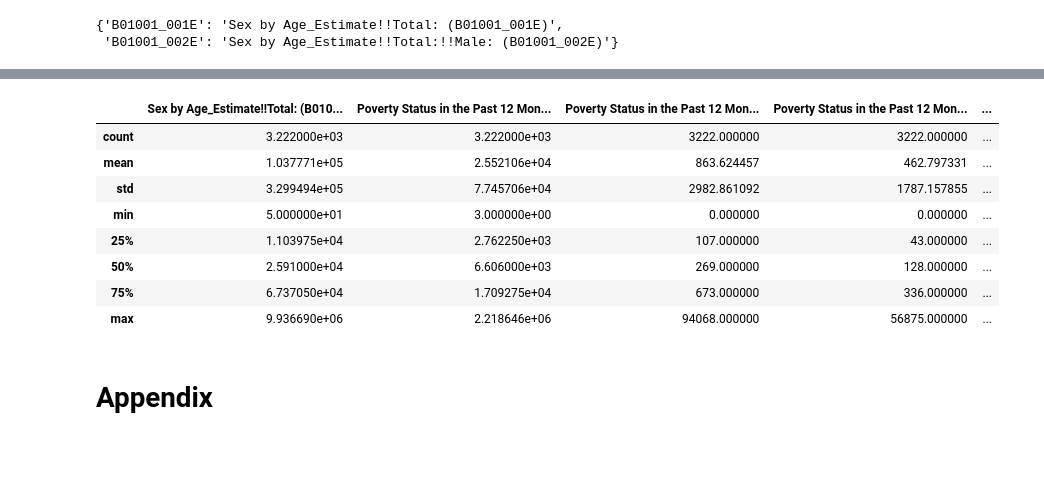
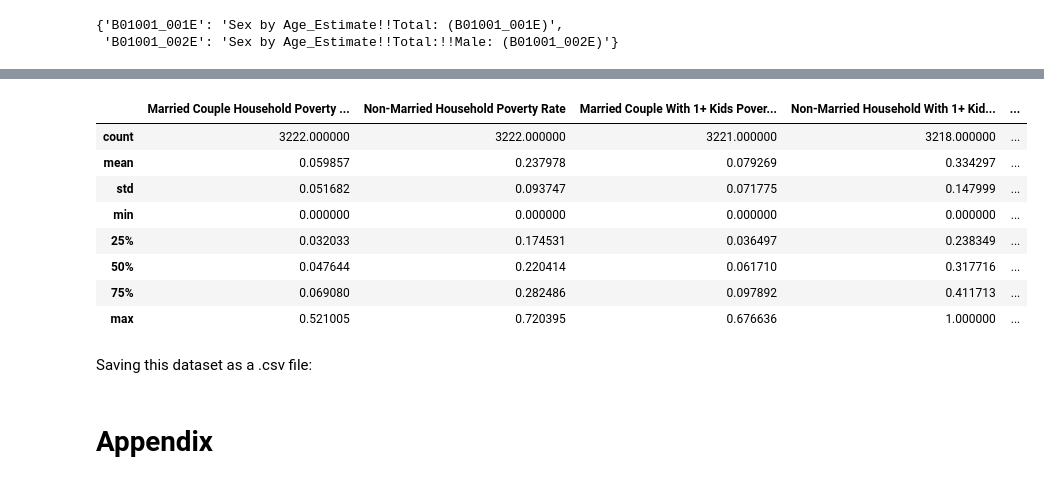
Before and after one commit to kburchfiel/pfn_2, a Jupyter notebook: Census_Data_Imports/census_data_imports.ipynb, the cells around one changed output, grey strips where cells are left out. Saved outputs shown, nothing was run; the diff lists cells and outputs as text; code cells hidden in the pictures; blank space fills up the shorter version.

```diff
--- a/Census_Data_Imports/census_data_imports.ipynb
+++ b/Census_Data_Imports/census_data_imports.ipynb
@@ -173,7 +170,8 @@ In order to find variables of interest, I recommend first searching for keywords
 # %% [markdown]
 **[Note: the following variable list is just a placeholder. It will be replaced soon with the actual variables that can be used to answer Question 1.]**
 # %%
-variable_list = ['B01001_001E', 'B01001_002E']
+grad_destinations_variable_list = [
+    'B01001_001E', 'B01001_002E']
 # %% [markdown]
 The demographic columns in the Census API's output are labeled with their variable names (e.g. 'B01001_001E'). These names are concise, but you'll need a copy of the original variable list to interpret them. Therefore, I chose to replace these column names with a combination of the 'Label', 'Concept', and 'Name' entries in the original variable list. These column names are very long, but they do make the output easier to interpret (while also preserving the original names for reference).
 
@@ -354,7 +471,7 @@ marriage_poverty_alias_dict = create_variable_aliases(
 # marriage_poverty_alias_dict
 # %%
 df_marriage_poverty_acs5_data = retrieve_census_data(
-    dataset = 'acs5', year = latest_acs5_year, region = 'county',
+    survey = 'acs5', year = latest_acs5_year, region = 'county',
     variable_list = marriage_poverty_variable_list,
     rename_data_fields = True,
     field_names_dict = marriage_poverty_alias_dict, key = key)
@@ -512,14 +657,25 @@ df_marriage_poverty_acs5_data
 # %%
-df_marriage_poverty_acs5_data.describe()
+df_marriage_poverty_acs5_data[['Married Couple Household Poverty Rate',
+       'Non-Married Household Poverty Rate',
+       'Married Couple With 1+ Kids Poverty Rate',
+       'Non-Married Household With 1+ Kids Poverty Rate',
+       'Non-Married/Married Household Poverty Rate Difference',
+       'Non-Married Household With 1+ Kids/Married Household \
+With 1+ Kids Poverty Rate Difference',
+       'Non-Married/Married Household Poverty Rate Ratio',
+       'Non-Married Household With 1+ Kids/Married Household \
+With 1+ Kids Poverty Rate Ratio']].describe()
 # %% [output]
-|  | Sex by Age_Estimate!!Total: (B010... | Poverty Status in the Past 12 Mon... | Poverty Status in the Past 12 Mon... | Poverty Status in the Past 12 Mon... | ... |
-| count | 3.222000e+03 | 3.222000e+03 | 3222.000000 | 3222.000000 | ... |
-| mean | 1.037771e+05 | 2.552106e+04 | 863.624457 | 462.797331 | ... |
-| std | 3.299494e+05 | 7.745706e+04 | 2982.861092 | 1787.157855 | ... |
-| min | 5.000000e+01 | 3.000000e+00 | 0.000000 | 0.000000 | ... |
-| 25% | 1.103975e+04 | 2.762250e+03 | 107.000000 | 43.000000 | ... |
-| 50% | 2.591000e+04 | 6.606000e+03 | 269.000000 | 128.000000 | ... |
-| 75% | 6.737050e+04 | 1.709275e+04 | 673.000000 | 336.000000 | ... |
-| max | 9.936690e+06 | 2.218646e+06 | 94068.000000 | 56875.000000 | ... |
+|  | Married Couple Household Poverty ... | Non-Married Household Poverty Rate | Married Couple With 1+ Kids Pover... | Non-Married Household With 1+ Kid... | ... |
+| count | 3222.000000 | 3222.000000 | 3221.000000 | 3218.000000 | ... |
+| mean | 0.059857 | 0.237978 | 0.079269 | 0.334297 | ... |
+| std | 0.051682 | 0.093747 | 0.071775 | 0.147999 | ... |
+| min | 0.000000 | 0.000000 | 0.000000 | 0.000000 | ... |
+| 25% | 0.032033 | 0.174531 | 0.036497 | 0.238349 | ... |
+| 50% | 0.047644 | 0.220414 | 0.061710 | 0.317716 | ... |
+| 75% | 0.069080 | 0.282486 | 0.097892 | 0.411713 | ... |
+| max | 0.521005 | 0.720395 | 0.676636 | 1.000000 | ... |
+# %% [markdown]
+Saving this dataset as a .csv file:
 # %%
 df_marriage_poverty_acs5_data.to_csv(
```
Also changed, not shown: parts of 26 cells of this notebook, 13 other files.
